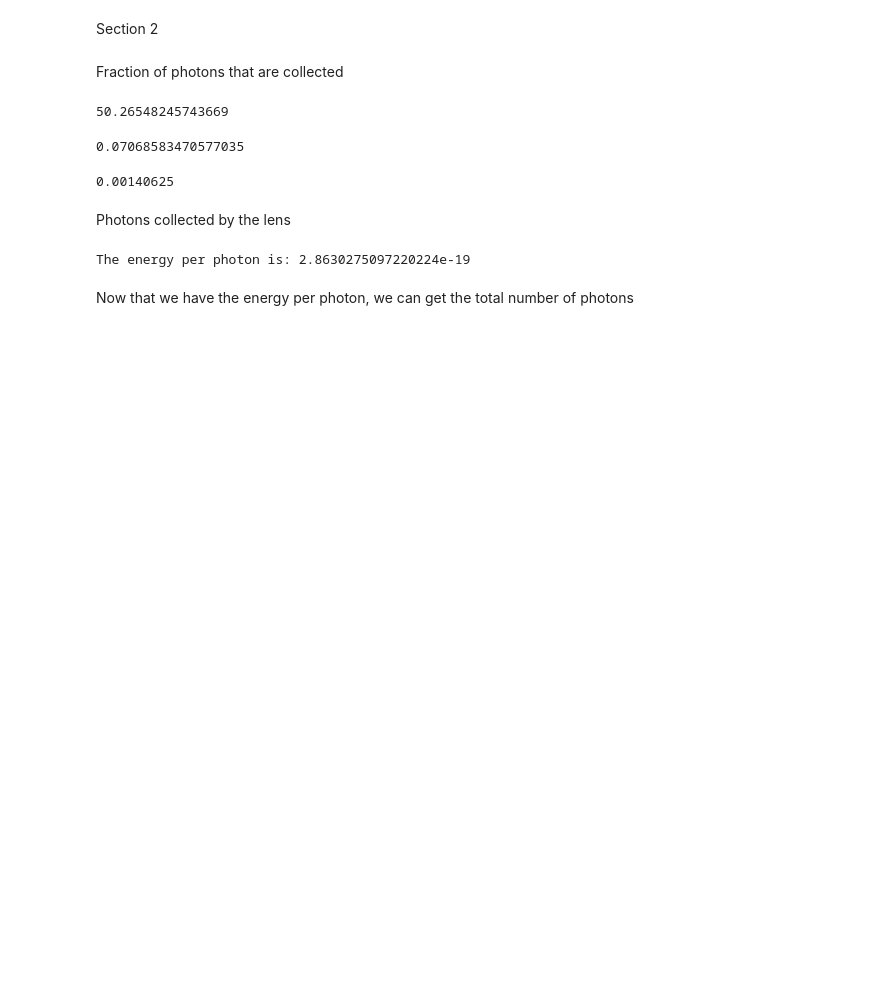
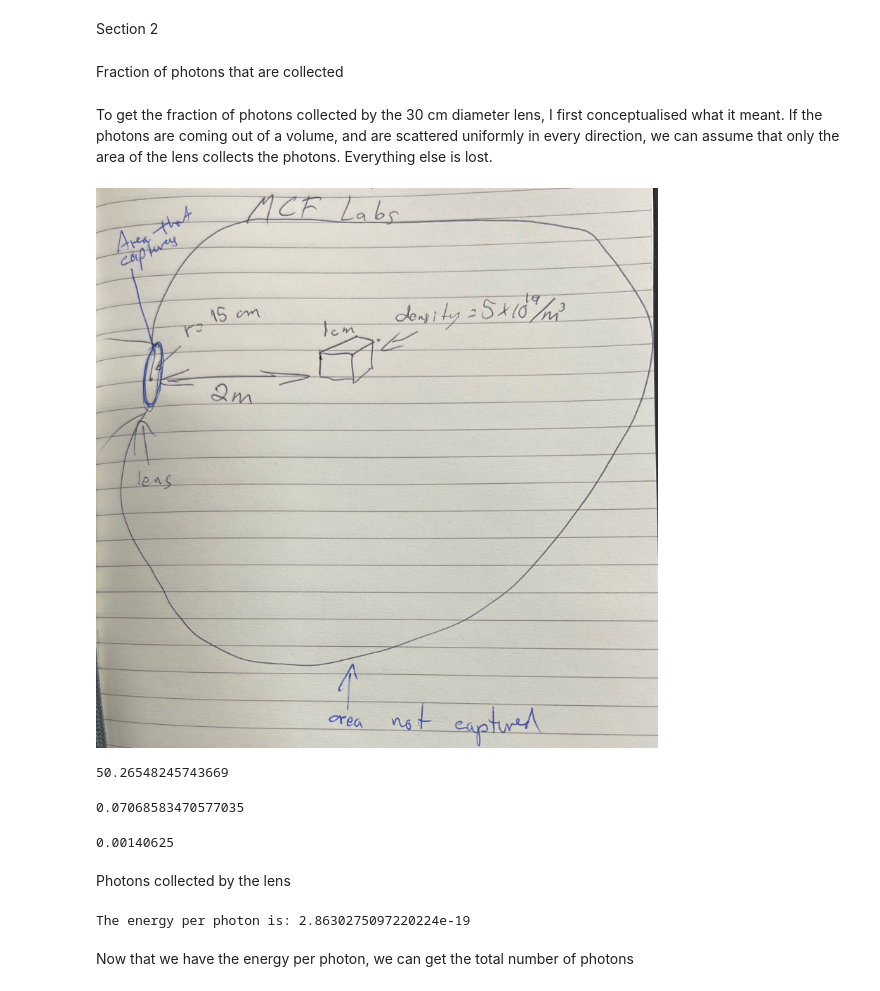
Before and after one commit to hectorjassog/uoy_mcf_labs, a Jupyter notebook: code/lab1_calculations.ipynb, the cells around one changed output. Drawn from its saved outputs; the diff is of its cells as text; code cells hidden in the pictures; blank space fills up the shorter version.

```diff
--- a/code/lab1_calculations.ipynb
+++ b/code/lab1_calculations.ipynb
@@ -4,6 +5,13 @@ import numpy as np
 Section 2
 # %% [markdown]
 Fraction of photons that are collected
+# %% [markdown]
+
+To get the fraction of photons collected by the 30 cm diameter lens, I first conceptualised what it meant. If the photons are coming out of a volume, and are scattered uniformly in every direction, we can assume that only the area of the lens collects the photons. Everything else is lost.
+# %%
+display.Image("./supporting_imgs/section_2_img_1.jpg")
+# %% [output]
+[figure, added]
 # %%
 lens_radius = 15 / 100 # meter
 scattering_radius = 2 # meter
```
Also changed, not shown: parts of 2 cells of this notebook, 1 other file.
